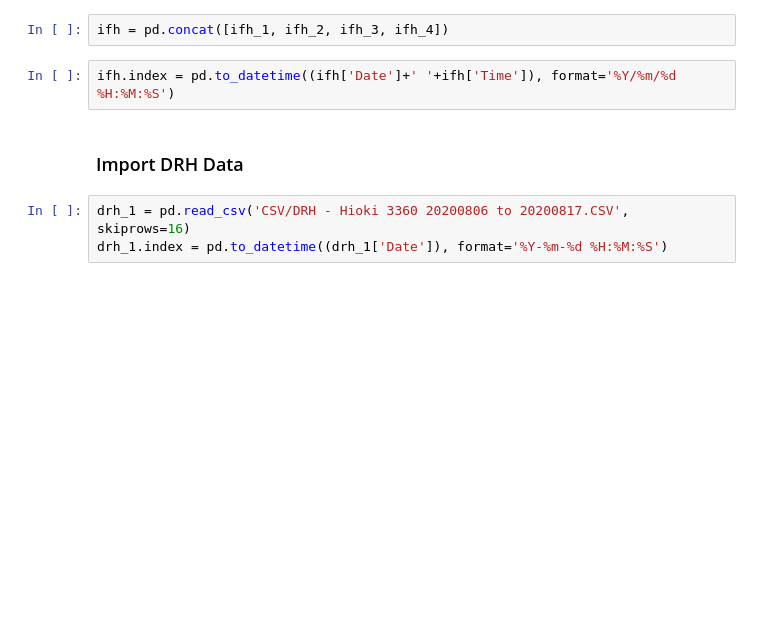
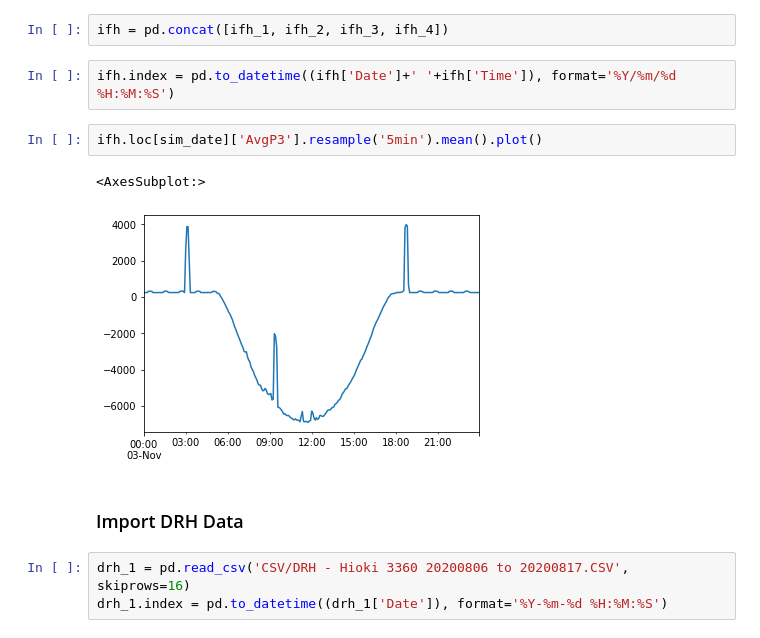
Before and after one commit to brendan-gridsight/ThesisGit, a Jupyter notebook: Dist Network Simulations/SBRC Pandapower Unbalanced Powerflow.ipynb, the cells around one changed output. Cells and saved outputs as stored; diff of their text form; blank space fills up the shorter version.

```diff
--- a/Dist Network Simulations/SBRC Pandapower Unbalanced Powerflow.ipynb
+++ b/Dist Network Simulations/SBRC Pandapower Unbalanced Powerflow.ipynb
@@ -36,6 +43,11 @@ ifh_4 = pd.read_csv('CSV/IFH SWBD - Hioki PW3198 30sec 20201020 to 20201124.CSV'
 ifh = pd.concat([ifh_1, ifh_2, ifh_3, ifh_4])
 # %%
 ifh.index = pd.to_datetime((ifh['Date']+' '+ifh['Time']), format='%Y/%m/%d %H:%M:%S')
+# %%
+ifh.loc[sim_date]['AvgP3'].resample('5min').mean().plot()
+# %% [output]
+<AxesSubplot:>
+[figure, added]
 # %% [markdown]
 ### Import DRH Data
 # %%
```
Also changed, not shown: parts of 19 cells of this notebook, 2 other files.
